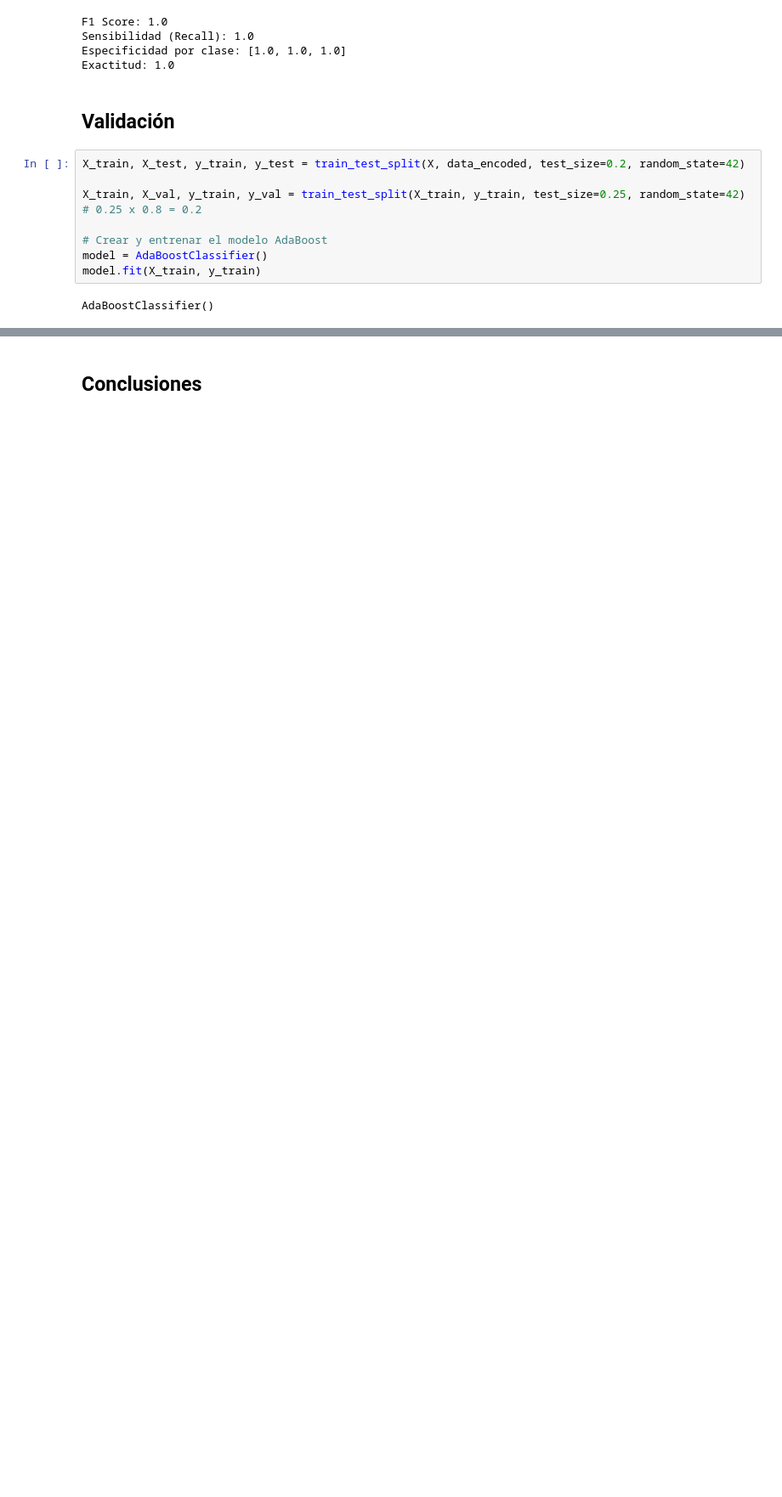
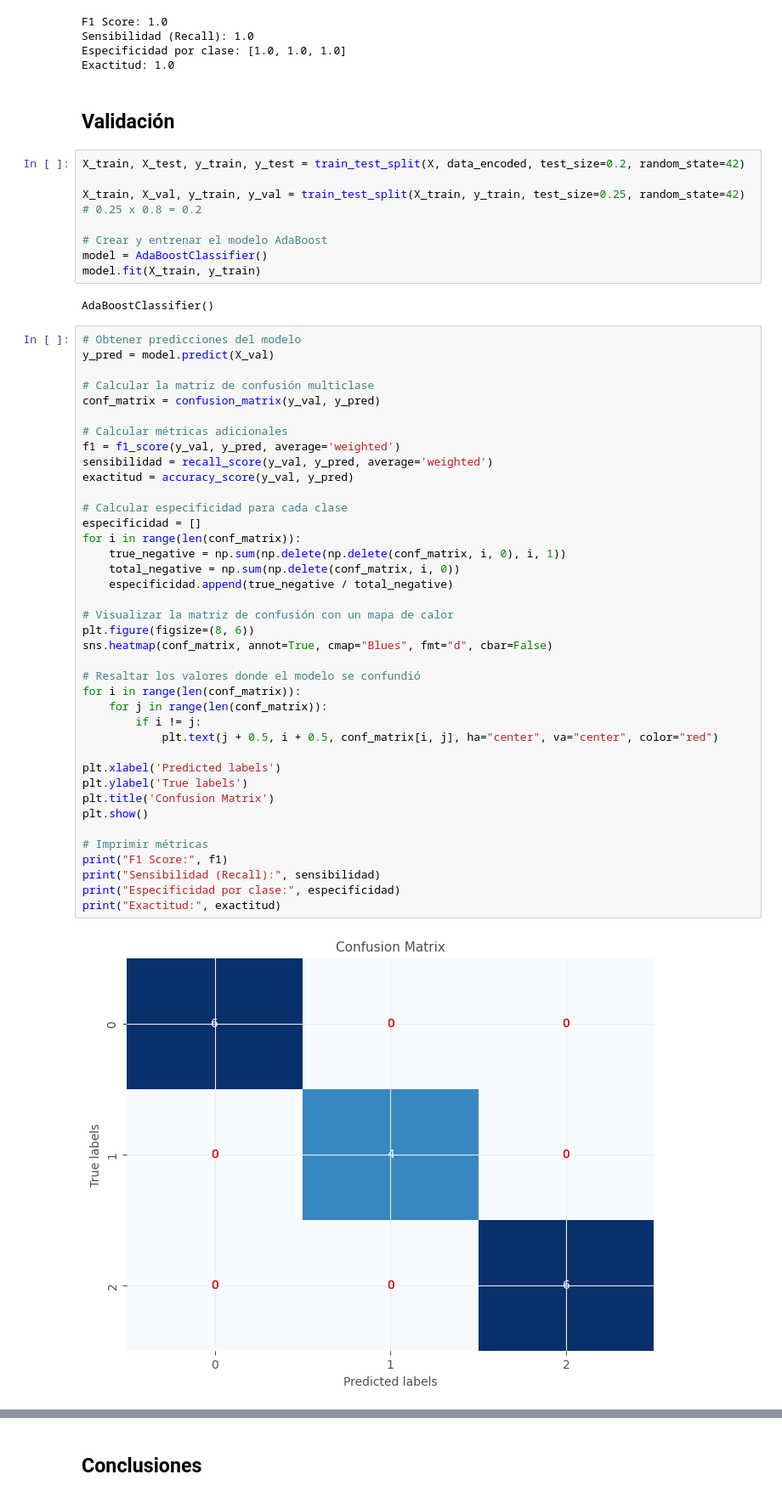
Before and after one commit to Ariana1998/cdsiPractica4, a Jupyter notebook: Notebook.ipynb, the cells around one changed output, grey strips where cells are left out. Shown at 85% size. Cells and saved outputs as stored; diff of their text form; blank space fills up the shorter version.

```diff
--- a/Notebook.ipynb
+++ b/Notebook.ipynb
@@ -721,3 +721,44 @@ model = AdaBoostClassifier()
 model.fit(X_train, y_train)
 # %% [output]
 AdaBoostClassifier()
+# %%
+# Obtener predicciones del modelo
+y_pred = model.predict(X_val)
+
+# Calcular la matriz de confusión multiclase
+conf_matrix = confusion_matrix(y_val, y_pred)
+
+# Calcular métricas adicionales
+f1 = f1_score(y_val, y_pred, average='weighted')
+sensibilidad = recall_score(y_val, y_pred, average='weighted')
+exactitud = accuracy_score(y_val, y_pred)
+
+# Calcular especificidad para cada clase
+especificidad = []
+for i in range(len(conf_matrix)):
+    true_negative = np.sum(np.delete(np.delete(conf_matrix, i, 0), i, 1))
+    total_negative = np.sum(np.delete(conf_matrix, i, 0))
+    especificidad.append(true_negative / total_negative)
+
+# Visualizar la matriz de confusión con un mapa de calor
+plt.figure(figsize=(8, 6))
+sns.heatmap(conf_matrix, annot=True, cmap="Blues", fmt="d", cbar=False)
+
+# Resaltar los valores donde el modelo se confundió
+for i in range(len(conf_matrix)):
+    for j in range(len(conf_matrix)):
+        if i != j:
+            plt.text(j + 0.5, i + 0.5, conf_matrix[i, j], ha="center", va="center", color="red")
+
+plt.xlabel('Predicted labels')
+plt.ylabel('True labels')
+plt.title('Confusion Matrix')
+plt.show()
+
+# Imprimir métricas
+print("F1 Score:", f1)
+print("Sensibilidad (Recall):", sensibilidad)
+print("Especificidad por clase:", especificidad)
+print("Exactitud:", exactitud)
+# %% [output]
+[figure, added]
```
Also changed, not shown: parts of 1 cell of this notebook.
